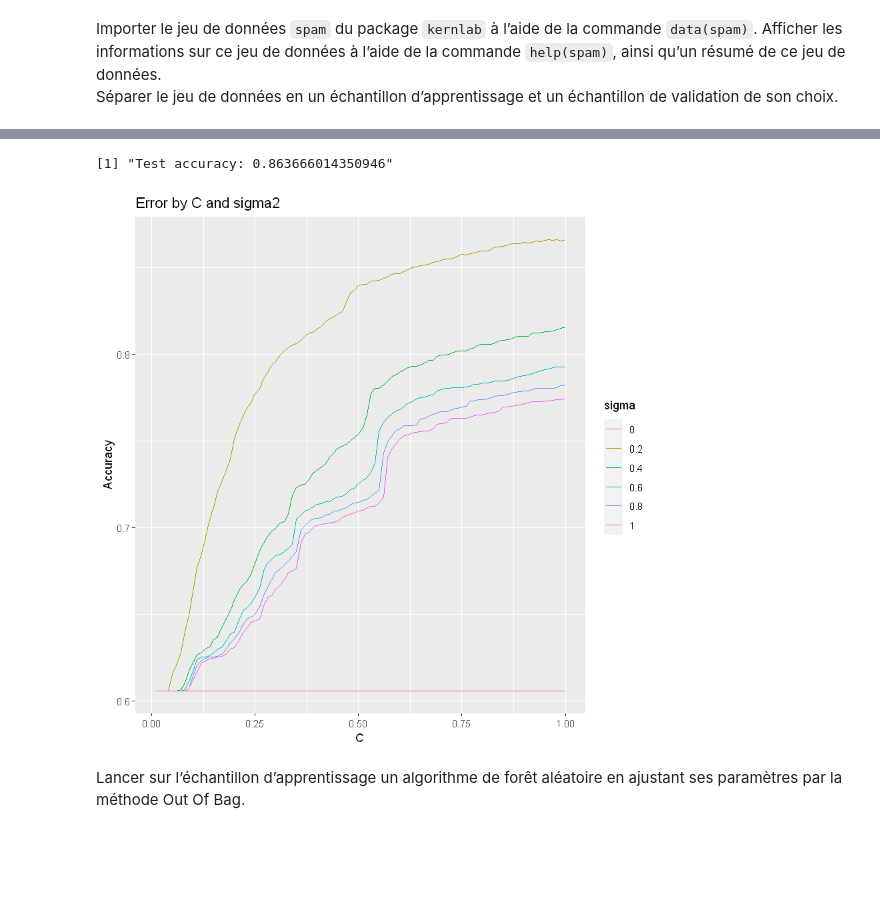
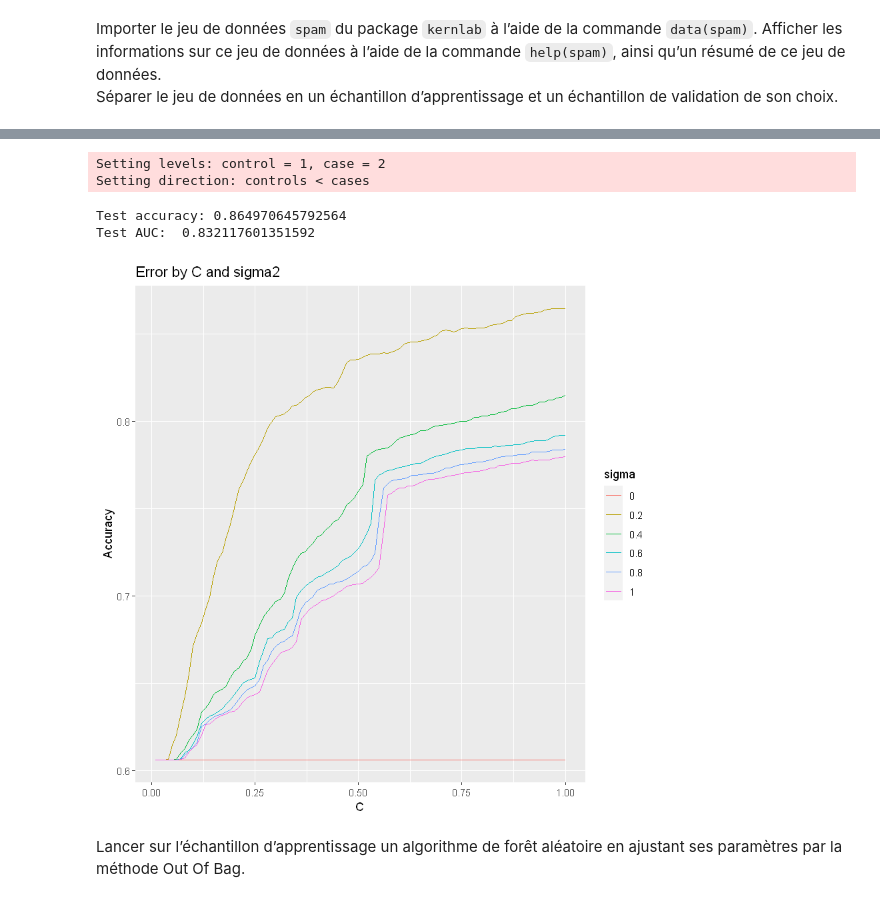
Before and after one commit to Lrakotoson/M_R, a Jupyter notebook: S3/Machine Learning/TP3 - Boosting & Regularisation/Boosting.ipynb, the cells around one changed output, grey strips where cells are left out. Saved outputs shown, nothing was run; the diff lists cells and outputs as text; code cells hidden in the pictures; blank space fills up the shorter version.

```diff
--- a/S3/Machine Learning/TP3 - Boosting & Regularisation/Boosting.ipynb
+++ b/S3/Machine Learning/TP3 - Boosting & Regularisation/Boosting.ipynb
@@ -65,22 +67,33 @@ registerDoParallel(cl)
 
 svm_2 <- caret::train(
     Y~., data = data_train, method = 'svmRadial',
-    trControl = trainControl("cv", number = 10),
+    trControl = trainControl("cv", number = 5, allowParallel = T),
     tuneGrid = expand.grid(sigma = seq(0, 1, by = .2), C = seq(.01, 1, by = .01))
 )
 on.exit(stopCluster(cl))
-
-svm_2$results %>% mutate(sigma = as.factor(sigma)) %>%
-ggplot() + aes(x = C, y = Accuracy, color = sigma) +
-geom_line() +
-ggtitle('Error by C and sigma2')
-
-paste(
-    'Test accuracy:',
-    1 - mean(predict(svm_2$finalModel, newdata = select(data_test, -Y)) != pull(data_test, Y))
-)
-# %% [output]
-[1] "Test accuracy: 0.863666014350946"
-[figure, removed]
+# %%
+svm_2$results %>% mutate(sigma = as.factor(sigma)) %>%
+ggplot() + aes(x = C, y = Accuracy, color = sigma) +
+geom_line() +
+ggtitle('Error by C and sigma2')
+
+pred <- predict(svm_2$finalModel, newdata = select(data_test, -Y)) %>% as.numeric
+acc <- 1 - mean(pred != test)
+rc <- roc(test, pred)
+roclist[['svmRadial']] <- rc
+results <- results %>% bind_rows(
+    tibble(model = 'svmRadial', accuracy = acc, auc = rc$auc %>% as.double)
+)
+
+cat(paste(
+    'Test accuracy:', acc,
+    '\nTest AUC: ', rc$auc
+))
+# %% [output]
+Setting levels: control = 1, case = 2
+Setting direction: controls < cases
+Test accuracy: 0.864970645792564
+Test AUC:  0.832117601351592
+[figure, added]
 # %% [markdown]
 Lancer sur l’échantillon d’apprentissage un algorithme de forêt aléatoire en ajustant ses paramètres par la méthode Out Of Bag.
```
Also changed, not shown: parts of 21 cells of this notebook, 1 other file.
